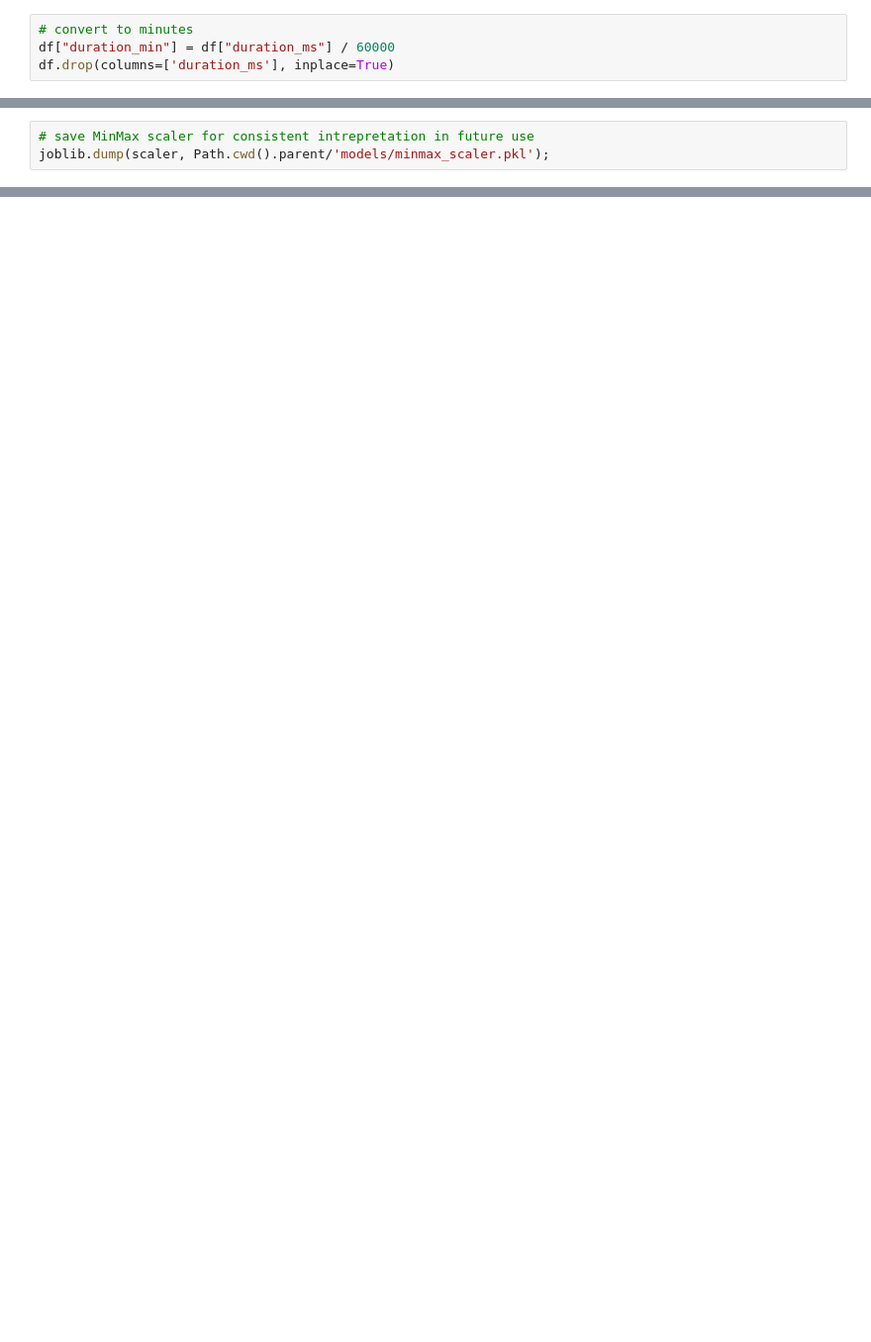
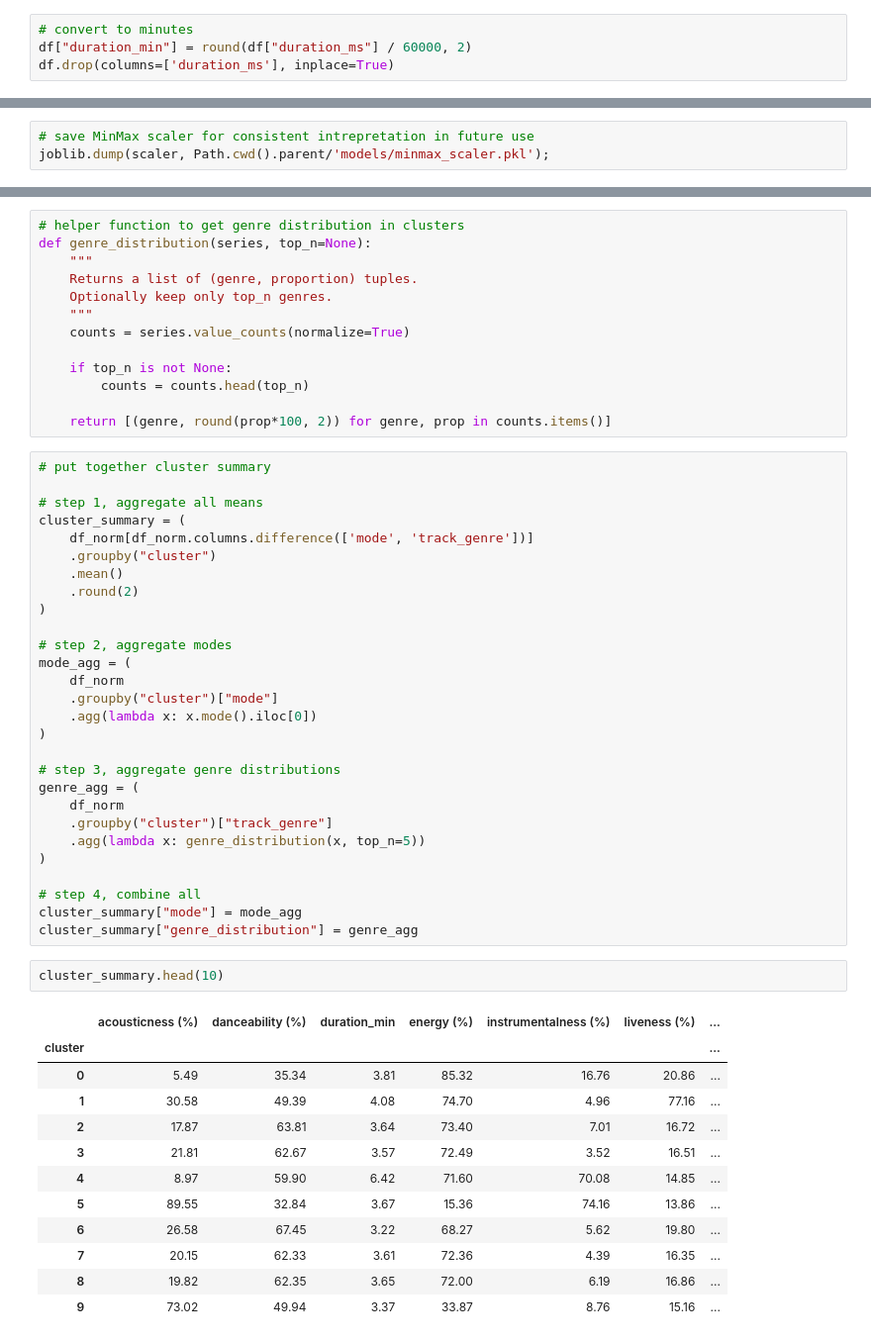
Before and after one commit to petedanielsmith/spotify-recommendation-system, a Jupyter notebook: jupyter_notebooks/02_clustering.ipynb, the cells around one changed output, grey strips where cells are left out. Shown at 99% size. Saved outputs shown, nothing was run; the diff lists cells and outputs as text; blank space fills up the shorter version.

Commit message:
Add Summary Table for clusters.

```diff
--- a/jupyter_notebooks/02_clustering.ipynb
+++ b/jupyter_notebooks/02_clustering.ipynb
@@ -446,7 +446,7 @@ Steps:
 df.drop(columns=['Unnamed: 0', 'track_id', 'artists', 'album_name', 'track_name', 'explicit', 'key', 'time_signature'], inplace=True)
 # %%
 # convert to minutes
-df["duration_min"] = df["duration_ms"] / 60000
+df["duration_min"] = round(df["duration_ms"] / 60000, 2)
 df.drop(columns=['duration_ms'], inplace=True)
 # %%
 # MinMax scaling
@@ -494,0 +483,56 @@ Index(['popularity', 'danceability', 'energy', 'loudness', 'mode',
+# %%
+# helper function to get genre distribution in clusters
+def genre_distribution(series, top_n=None):
+    """
+    Returns a list of (genre, proportion) tuples.
+    Optionally keep only top_n genres.
+    """
+    counts = series.value_counts(normalize=True)
+
+    if top_n is not None:
+        counts = counts.head(top_n)
+
+    return [(genre, round(prop*100, 2)) for genre, prop in counts.items()]
+# %%
+# put together cluster summary
+
+# step 1, aggregate all means
+cluster_summary = (
+    df_norm[df_norm.columns.difference(['mode', 'track_genre'])]
+    .groupby("cluster")
+    .mean()
+    .round(2)
+)
+
+# step 2, aggregate modes
+mode_agg = (
+    df_norm
+    .groupby("cluster")["mode"]
+    .agg(lambda x: x.mode().iloc[0])
+)
+
+# step 3, aggregate genre distributions
+genre_agg = (
+    df_norm
+    .groupby("cluster")["track_genre"]
+    .agg(lambda x: genre_distribution(x, top_n=5))
+)
+
+# step 4, combine all
+cluster_summary["mode"] = mode_agg
+cluster_summary["genre_distribution"] = genre_agg
+# %%
+cluster_summary.head(10)
+# %% [output]
+|  | acousticness (%) | danceability (%) | duration_min | energy (%) | instrumentalness (%) | liveness (%) | ... |
+| cluster |  |  |  |  |  |  | ... |
+| 0 | 5.49 | 35.34 | 3.81 | 85.32 | 16.76 | 20.86 | ... |
+| 1 | 30.58 | 49.39 | 4.08 | 74.70 | 4.96 | 77.16 | ... |
+| 2 | 17.87 | 63.81 | 3.64 | 73.40 | 7.01 | 16.72 | ... |
+| 3 | 21.81 | 62.67 | 3.57 | 72.49 | 3.52 | 16.51 | ... |
+| 4 | 8.97 | 59.90 | 6.42 | 71.60 | 70.08 | 14.85 | ... |
+| 5 | 89.55 | 32.84 | 3.67 | 15.36 | 74.16 | 13.86 | ... |
+| 6 | 26.58 | 67.45 | 3.22 | 68.27 | 5.62 | 19.80 | ... |
+| 7 | 20.15 | 62.33 | 3.61 | 72.36 | 4.39 | 16.35 | ... |
+| 8 | 19.82 | 62.35 | 3.65 | 72.00 | 6.19 | 16.86 | ... |
+| 9 | 73.02 | 49.94 | 3.37 | 33.87 | 8.76 | 15.16 | ... |
```
Also changed, not shown: parts of 4 cells of this notebook.
